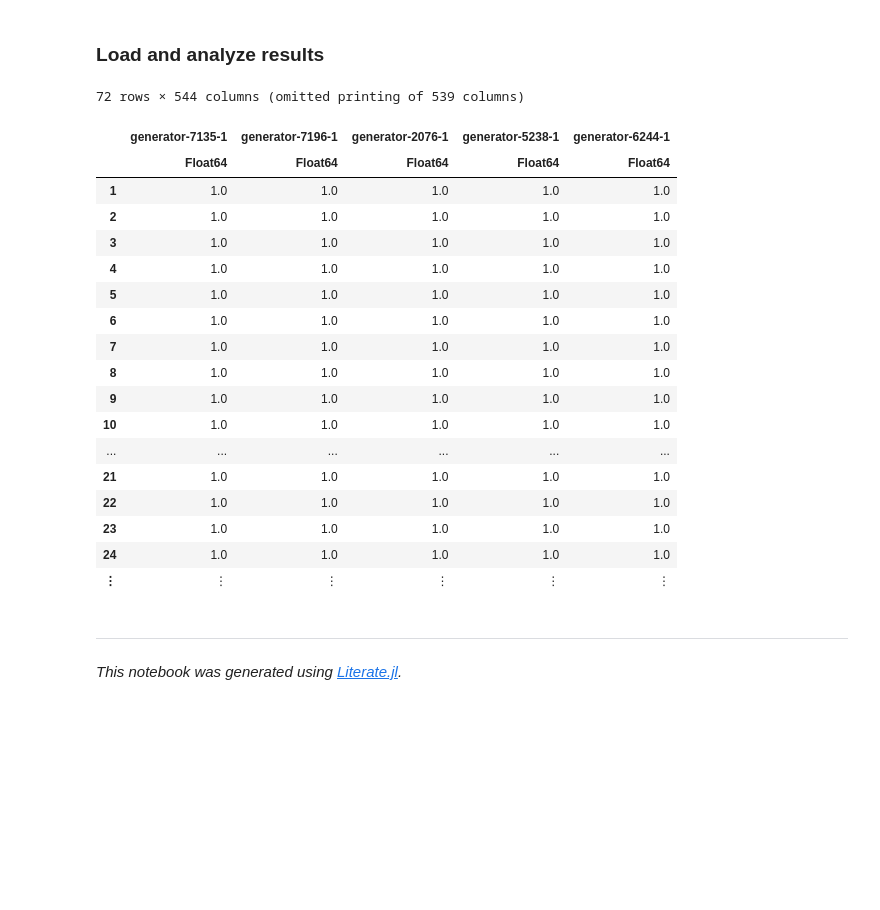
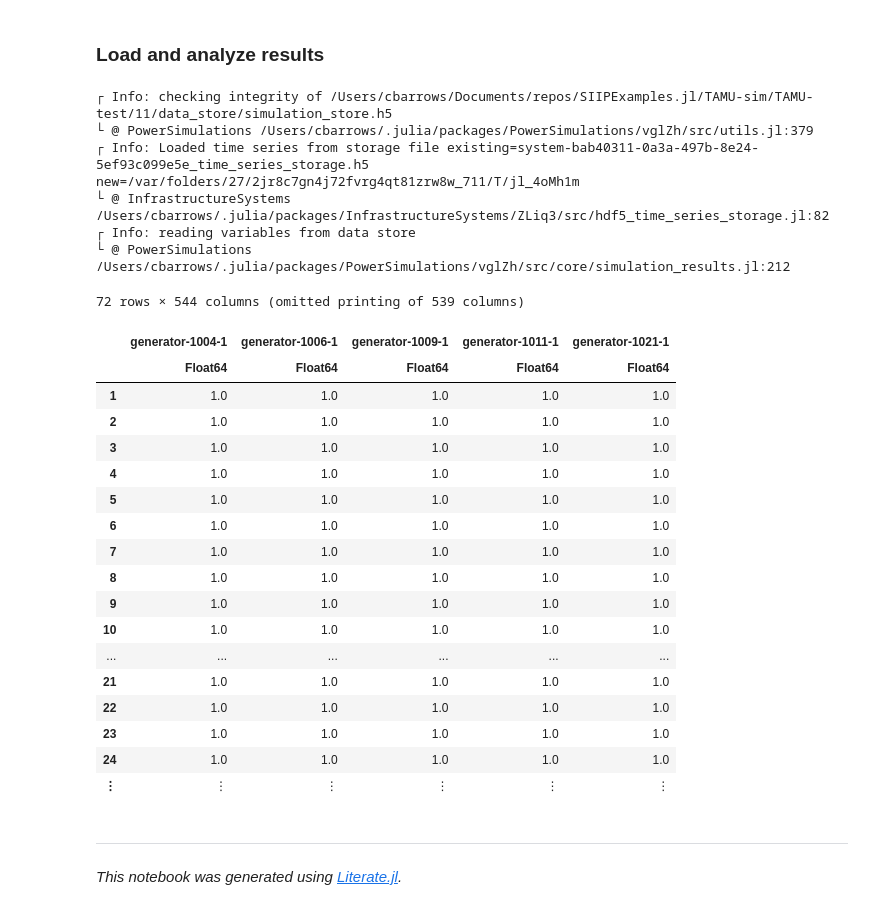
Before and after one commit to NREL-Sienna/OldExamples.jl, a Jupyter notebook: notebook/3_PowerSimulations_examples/09_tamu_simulation.ipynb, the cells around one changed output. Saved outputs shown, nothing was run; the diff lists cells and outputs as text; code cells hidden in the pictures; blank space fills up the shorter version.

```diff
--- a/notebook/3_PowerSimulations_examples/09_tamu_simulation.ipynb
+++ b/notebook/3_PowerSimulations_examples/09_tamu_simulation.ipynb
@@ -149,29 +135,35 @@ time length: 24
 # %% [markdown]
 ### Load and analyze results
-# %%
-uc_results = load_simulation_results(sim_results, "UC");
-
-uc_results.variable_values[:On__ThermalStandard]
-# %% [output]
-72 rows × 544 columns (omitted printing of 539 columns)
-|  | generator-7135-1 | generator-7196-1 | generator-2076-1 | generator-5238-1 | generator-6244-1 |
-|  | Float64 | Float64 | Float64 | Float64 | Float64 |
-| 1 | 1.0 | 1.0 | 1.0 | 1.0 | 1.0 |
-| 2 | 1.0 | 1.0 | 1.0 | 1.0 | 1.0 |
-| 3 | 1.0 | 1.0 | 1.0 | 1.0 | 1.0 |
-| 4 | 1.0 | 1.0 | 1.0 | 1.0 | 1.0 |
-| 5 | 1.0 | 1.0 | 1.0 | 1.0 | 1.0 |
-| 6 | 1.0 | 1.0 | 1.0 | 1.0 | 1.0 |
-| 7 | 1.0 | 1.0 | 1.0 | 1.0 | 1.0 |
-| 8 | 1.0 | 1.0 | 1.0 | 1.0 | 1.0 |
-| 9 | 1.0 | 1.0 | 1.0 | 1.0 | 1.0 |
-| 10 | 1.0 | 1.0 | 1.0 | 1.0 | 1.0 |
-| ... | ... | ... | ... | ... | ... |
-| 21 | 1.0 | 1.0 | 1.0 | 1.0 | 1.0 |
-| 22 | 1.0 | 1.0 | 1.0 | 1.0 | 1.0 |
-| 23 | 1.0 | 1.0 | 1.0 | 1.0 | 1.0 |
-| 24 | 1.0 | 1.0 | 1.0 | 1.0 | 1.0 |
-| ⋮ | ⋮ | ⋮ | ⋮ | ⋮ | ⋮ |
+# %%
+sim_results = SimulationResults(sim)
+uc_results = get_stage_results(sim_results, "UC")
+read_realized_variables(uc_results, names = [:On__ThermalStandard])[:On__ThermalStandard]
+# %% [output]
+┌ Info: checking integrity of /Users/cbarrows/Documents/repos/SIIPExamples.jl/TAMU-sim/TAMU-test/11/data_store/simulation_store.h5
+└ @ PowerSimulations /Users/cbarrows/.julia/packages/PowerSimulations/vglZh/src/utils.jl:379
+┌ Info: Loaded time series from storage file existing=system-bab40311-0a3a-497b-8e24-5ef93c099e5e_time_series_storage.h5 new=/var/folders/27/2jr8c7gn4j72fvrg4qt81zrw8w_711/T/jl_4oMh1m
+└ @ InfrastructureSystems /Users/cbarrows/.julia/packages/InfrastructureSystems/ZLiq3/src/hdf5_time_series_storage.jl:82
+┌ Info: reading variables from data store
+└ @ PowerSimulations /Users/cbarrows/.julia/packages/PowerSimulations/vglZh/src/core/simulation_results.jl:212
+72 rows × 544 columns (omitted printing of 539 columns)
+|  | generator-1004-1 | generator-1006-1 | generator-1009-1 | generator-1011-1 | generator-1021-1 |
+|  | Float64 | Float64 | Float64 | Float64 | Float64 |
+| 1 | 1.0 | 1.0 | 1.0 | 1.0 | 1.0 |
+| 2 | 1.0 | 1.0 | 1.0 | 1.0 | 1.0 |
+| 3 | 1.0 | 1.0 | 1.0 | 1.0 | 1.0 |
+| 4 | 1.0 | 1.0 | 1.0 | 1.0 | 1.0 |
+| 5 | 1.0 | 1.0 | 1.0 | 1.0 | 1.0 |
+| 6 | 1.0 | 1.0 | 1.0 | 1.0 | 1.0 |
+| 7 | 1.0 | 1.0 | 1.0 | 1.0 | 1.0 |
+| 8 | 1.0 | 1.0 | 1.0 | 1.0 | 1.0 |
+| 9 | 1.0 | 1.0 | 1.0 | 1.0 | 1.0 |
+| 10 | 1.0 | 1.0 | 1.0 | 1.0 | 1.0 |
+| ... | ... | ... | ... | ... | ... |
+| 21 | 1.0 | 1.0 | 1.0 | 1.0 | 1.0 |
+| 22 | 1.0 | 1.0 | 1.0 | 1.0 | 1.0 |
+| 23 | 1.0 | 1.0 | 1.0 | 1.0 | 1.0 |
+| 24 | 1.0 | 1.0 | 1.0 | 1.0 | 1.0 |
+| ⋮ | ⋮ | ⋮ | ⋮ | ⋮ | ⋮ |
 # %% [markdown]
 ---
 
```
Also changed, not shown: parts of 5 cells of this notebook.
